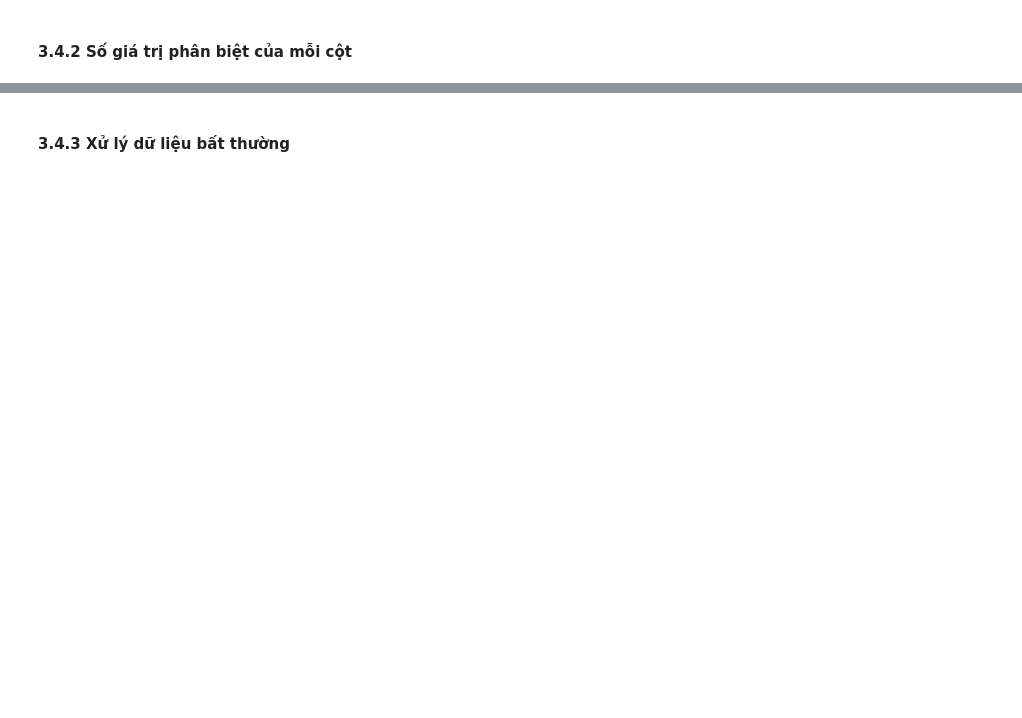
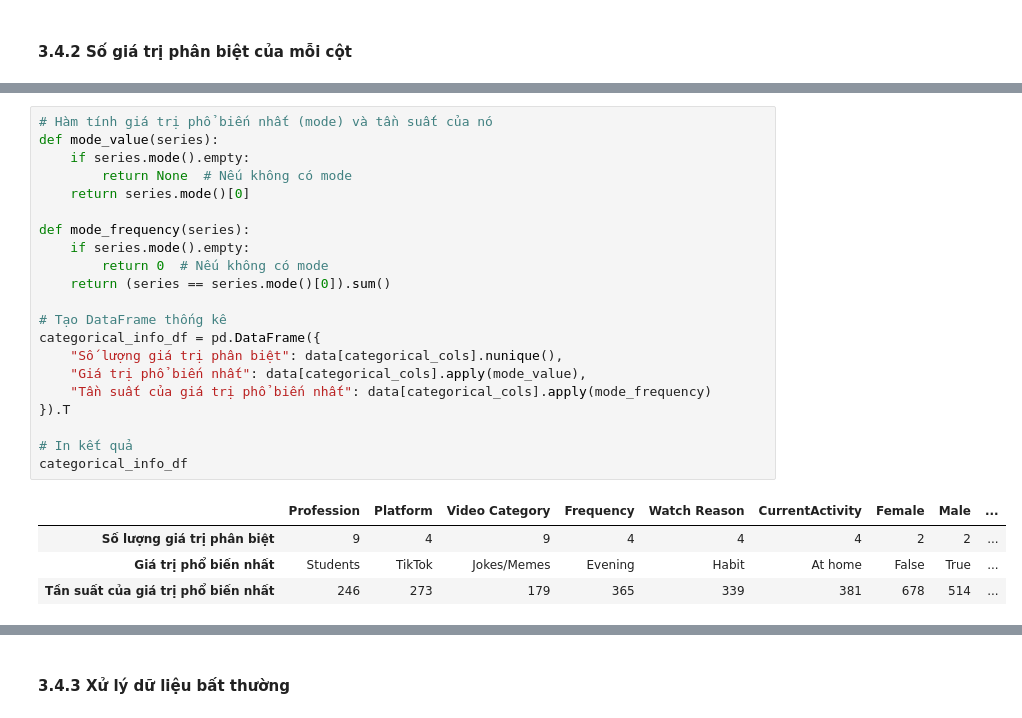
Before and after one commit to uyen312/LTCKHDL, a Jupyter notebook: Source code/DataPreprocessing.ipynb, the cells around one changed output, grey strips where cells are left out. Drawn from its saved outputs; the diff is of its cells as text; blank space fills up the shorter version.

```diff
--- a/Source code/DataPreprocessing.ipynb
+++ b/Source code/DataPreprocessing.ipynb
@@ -416,0 +442,26 @@ Sự phân bố, vẽ biểu đồ
+# %%
+# Hàm tính giá trị phổ biến nhất (mode) và tần suất của nó
+def mode_value(series):
+    if series.mode().empty:
+        return None  # Nếu không có mode
+    return series.mode()[0]
+
+def mode_frequency(series):
+    if series.mode().empty:
+        return 0  # Nếu không có mode
+    return (series == series.mode()[0]).sum()
+
+# Tạo DataFrame thống kê
+categorical_info_df = pd.DataFrame({
+    "Số lượng giá trị phân biệt": data[categorical_cols].nunique(),
+    "Giá trị phổ biến nhất": data[categorical_cols].apply(mode_value),
+    "Tần suất của giá trị phổ biến nhất": data[categorical_cols].apply(mode_frequency)
+}).T
+
+# In kết quả
+categorical_info_df
+# %% [output]
+|  | Profession | Platform | Video Category | Frequency | Watch Reason | CurrentActivity | Female | Male | ... |
+| Số lượng giá trị phân biệt | 9 | 4 | 9 | 4 | 4 | 4 | 2 | 2 | ... |
+| Giá trị phổ biến nhất | Students | TikTok | Jokes/Memes | Evening | Habit | At home | False | True | ... |
+| Tần suất của giá trị phổ biến nhất | 246 | 273 | 179 | 365 | 339 | 381 | 678 | 514 | ... |
```
Also changed, not shown: parts of 15 cells of this notebook, 4 other files.
